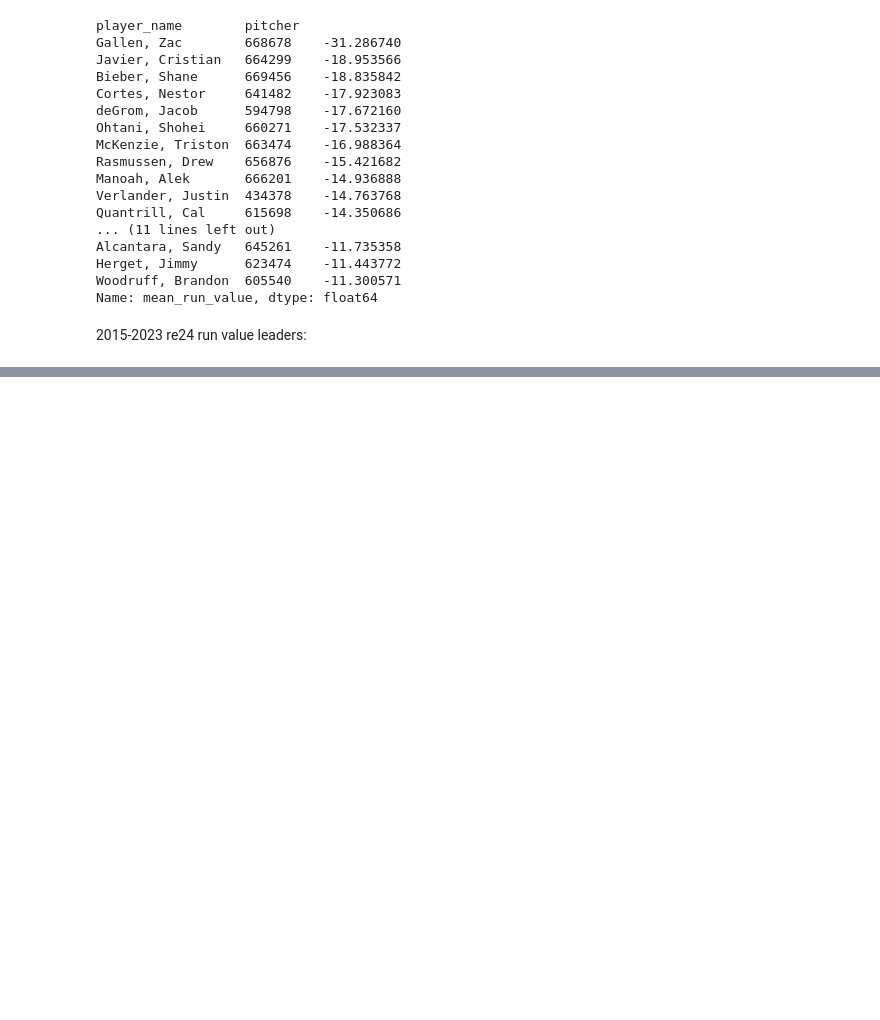
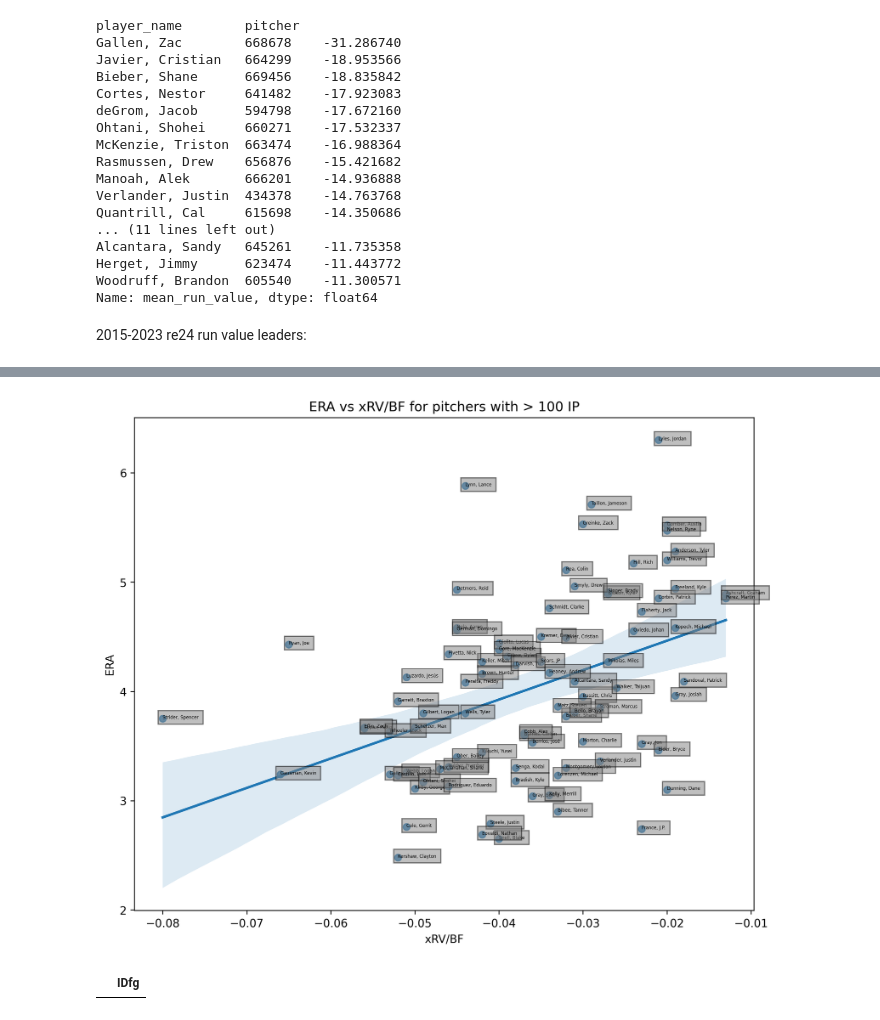
Before and after one commit to sam-walsh/xERA_plus, a Jupyter notebook: xERA_plus.ipynb, the cells around one changed output, grey strips where cells are left out. Drawn from its saved outputs; the diff is of its cells as text; code cells hidden in the pictures; blank space fills up the shorter version.

```diff
--- a/xERA_plus.ipynb
+++ b/xERA_plus.ipynb
@@ -155,0 +302,7 @@ ValueError: Unknown label type: 'continuous'
+# %%
+from pybaseball import pitching_stats_bref
+
+pitchers_2023 = pitching_stats_bref(2023)
+pitchers_2023 = pitchers_2023.loc[:, ['Tm', 'IP', 'ER', 'ERA', 'GDP', 'BB', 'SO', 'BF', 'mlbID']]
+pitchers_2023['mlbID'] = pitchers_2023['mlbID'].astype('int64')
+pitchers_2023.head()
@@ -155,0 +316,5 @@ ValueError: Unknown label type: 'continuous'
+# %%
+leaders_23 = df_all.loc[df_all['game_year'] == 2023].groupby(['player_name', 'pitcher'], as_index=False)['pred_run_value'].sum().sort_values(by='pred_run_value').round(1)
+# %%
+df_23 = pd.merge(leaders_23, pitchers_2023, left_on='pitcher', right_on='mlbID')
+df_23.head()
@@ -155,0 +328,2 @@ ValueError: Unknown label type: 'continuous'
+# %%
+df_23['xRV/BF'] = df_23['pred_run_value'].div(df_23['BF']).round(3)
@@ -155,0 +365,20 @@ ValueError: Unknown label type: 'continuous'
+# %%
+
+df_100 = df_23[df_23['IP'] > 100]
+
+plt.figure(figsize=(10, 8), dpi=300)
+sns.regplot(x='xRV/BF', y='ERA', data=df_100)
+
+for i in range(df_100.shape[0]):
+    plt.text(x=df_100['xRV/BF'].iloc[i],
+     y=df_100['ERA'].iloc[i],
+      s=df_100['player_name'].iloc[i],
+       fontdict=dict(color='black',size=4),
+        bbox=dict(facecolor='gray',alpha=0.5))
+
+plt.xlabel('xRV/BF')
+plt.ylabel('ERA')
+plt.title('ERA vs xRV/BF for pitchers with > 100 IP')
+plt.show()
+# %% [output]
+[figure, added]
@@ -155,0 +399,7 @@ ValueError: Unknown label type: 'continuous'
+# %%
+from pybaseball import pitching_stats
+
+xERA_data_2023 = pitching_stats(2022, 2023)
+xERA_data_2023.head()
+# %% [output]
+|  | IDfg |
```
Also changed, not shown: parts of 34 cells of this notebook.
